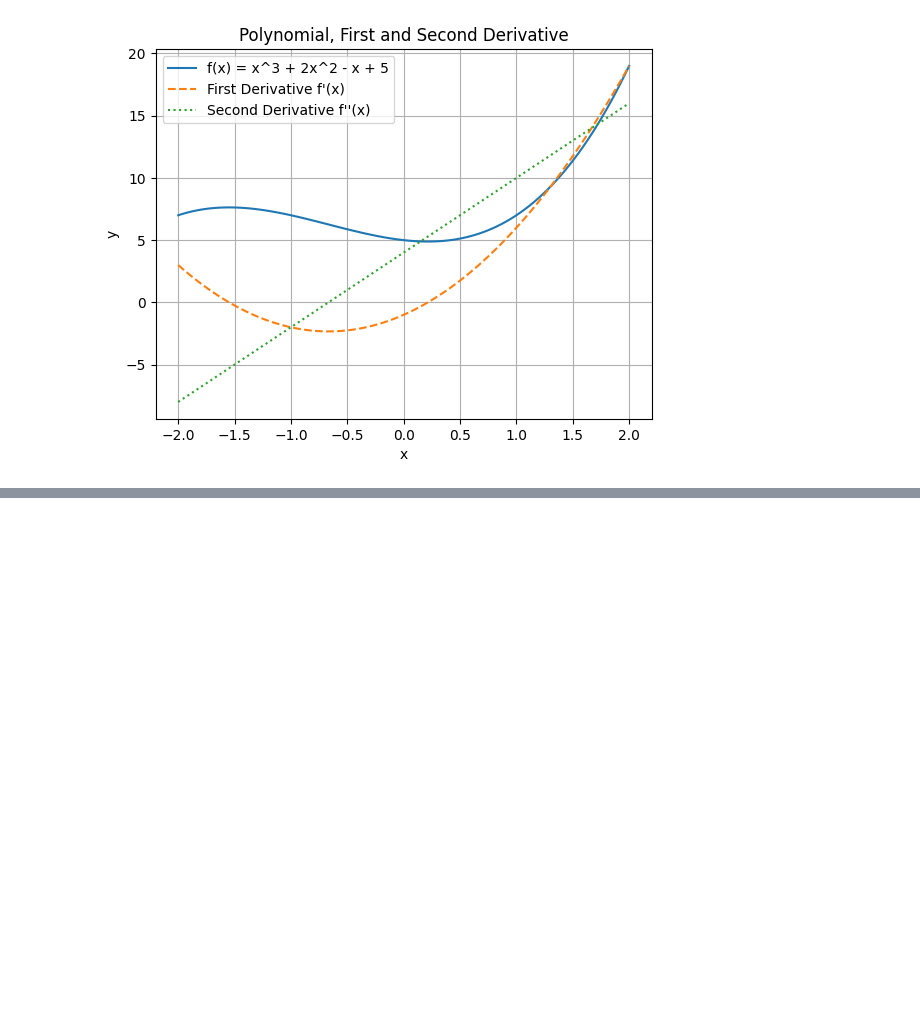
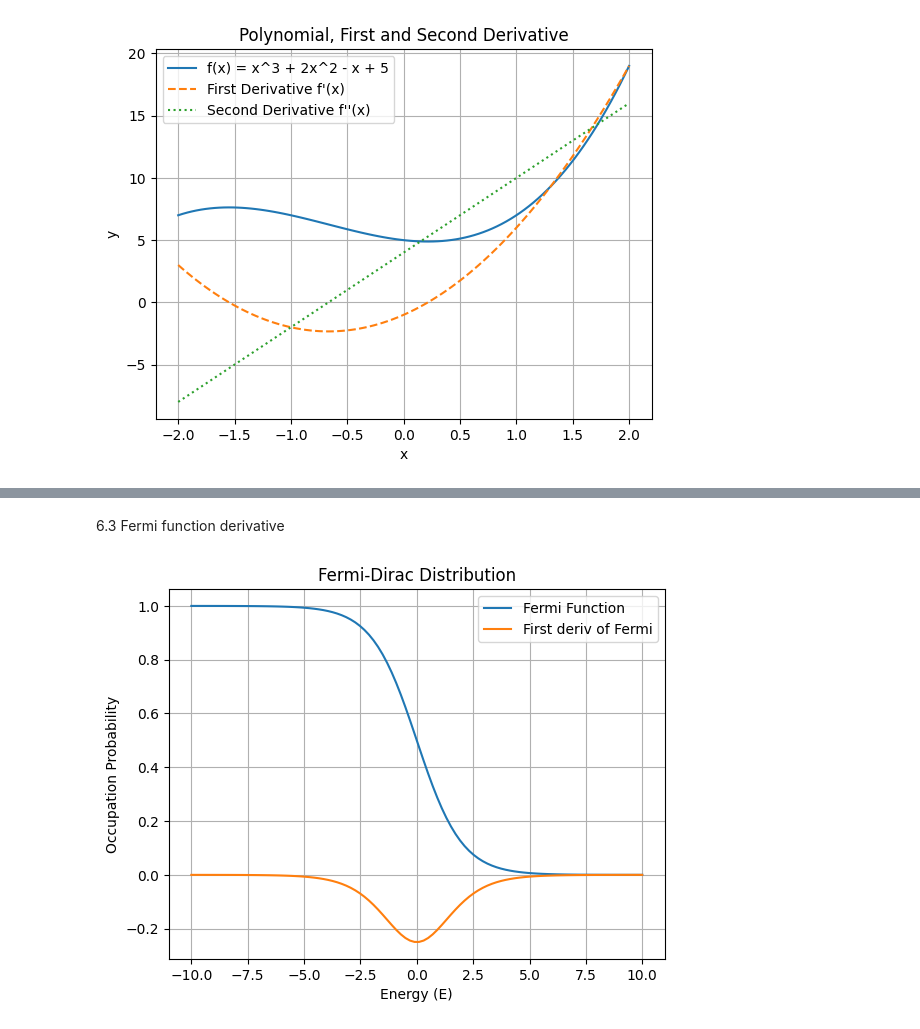
Before and after one commit to Justusperthes/Comphy, a Jupyter notebook: w8/torch.ipynb, the cells around one changed output, grey strips where cells are left out. Saved outputs shown, nothing was run; the diff lists cells and outputs as text; code cells hidden in the pictures; blank space fills up the shorter version.

```diff
--- a/w8/torch.ipynb
+++ b/w8/torch.ipynb
@@ -326,0 +349,37 @@ I h8 GIT
+# %% [markdown]
+6.3 Fermi function derivative
+# %%
+import torch
+import matplotlib.pyplot as plt
+
+# Constants
+Ef = 0  # Fermi energy
+kT = 1  # Thermal energy, k * T
+
+# Define the Fermi function using torch
+def fermi_function(E):
+    return 1 / (torch.exp((E - Ef) / kT) + 1)
+
+# Generate E values as a torch tensor
+E_values = torch.linspace(Ef - 10 * kT, Ef + 10 * kT, 100, requires_grad=True)
+f_values = fermi_function(E_values)
+
+# Calculate the derivative
+f_prime_values = torch.autograd.grad(f_values, E_values, torch.ones_like(E_values), create_graph=True)[0]
+
+# Convert tensors to numpy for plotting
+E_np = E_values.detach().numpy()
+f_np = f_values.detach().numpy()
+fp_np = f_prime_values.detach().numpy()
+
+# Plotting
+plt.plot(E_np, f_np, label='Fermi Function')
+plt.plot(E_np, fp_np, label='First deriv of Fermi')
+plt.xlabel('Energy (E)')
+plt.ylabel('Occupation Probability')
+plt.title('Fermi-Dirac Distribution')
+plt.legend()
+plt.grid()
+plt.show()
+# %% [output]
+[figure, added]
```
Also changed, not shown: parts of 9 cells of this notebook, 9 other files.
